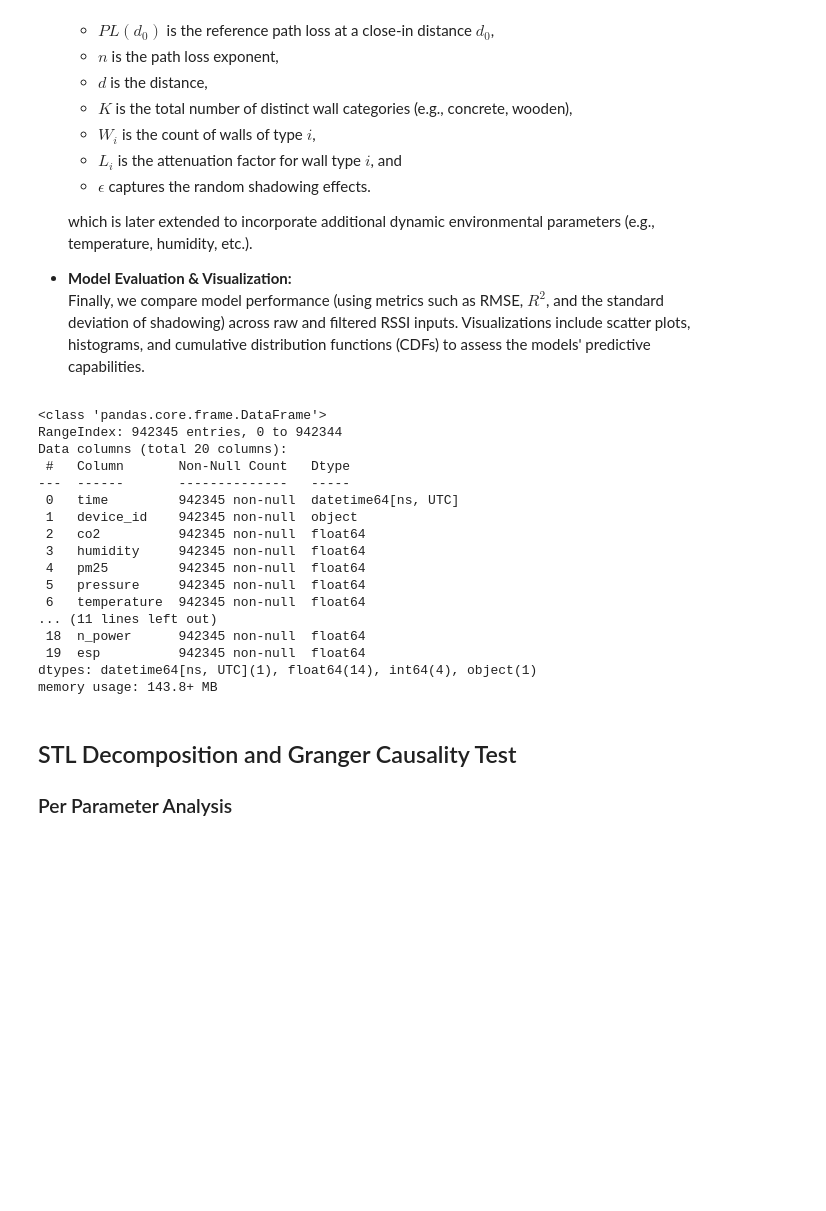
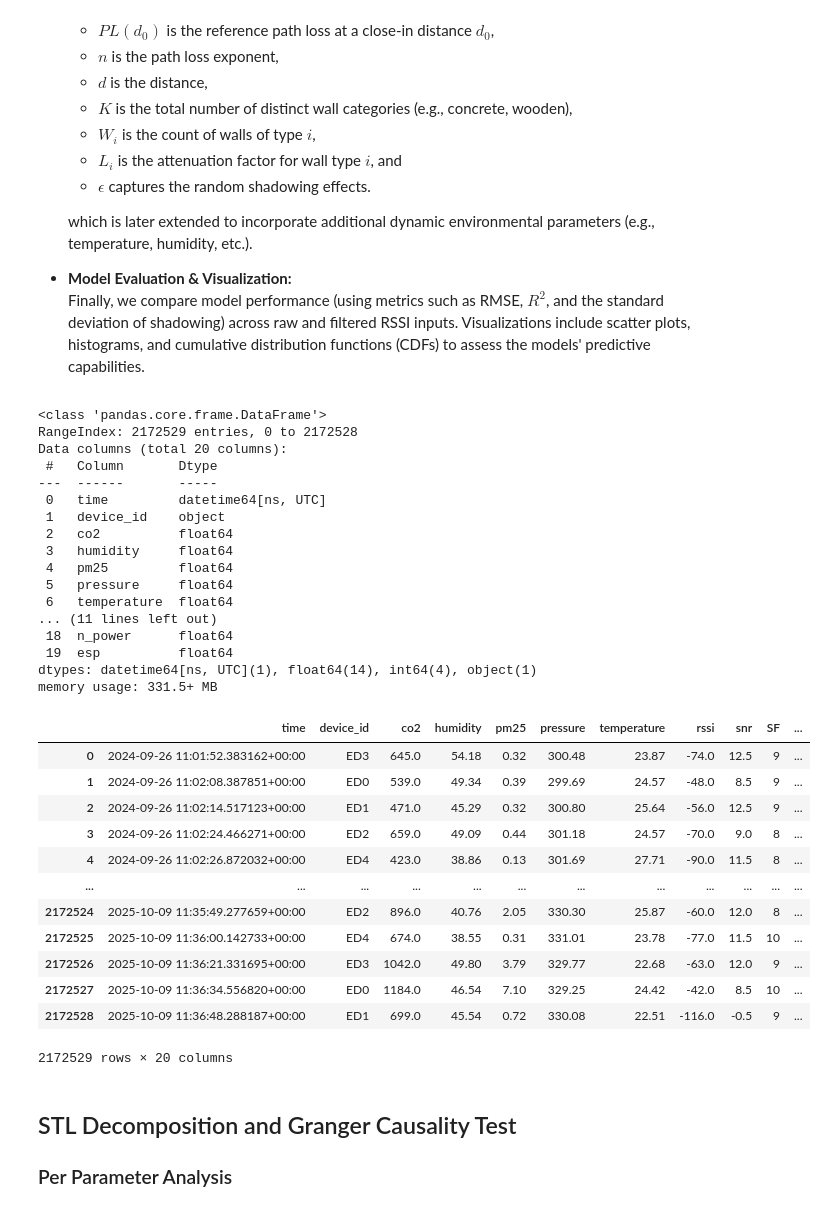
Before and after one commit to nahshonmokua/EnviKal-Loc, a Jupyter notebook: Localization Analysis.ipynb, the cells around one changed output. Saved outputs shown, nothing was run; the diff lists cells and outputs as text; code cells hidden in the pictures; blank space fills up the shorter version.

```diff
--- a/Localization Analysis.ipynb
+++ b/Localization Analysis.ipynb
@@ -78,26 +78,40 @@ from scipy.optimize import curve_fit                  # Curve fitting
 # %%
 # Load data and convert time column
 df = pd.read_csv('../all_data_files/cleaned_dataset_per_device.csv')
 df['time'] = pd.to_datetime(df['time'])
 df.info()
+df
 # %% [output]
 <class 'pandas.core.frame.DataFrame'>
-RangeIndex: 942345 entries, 0 to 942344
+RangeIndex: 2172529 entries, 0 to 2172528
 Data columns (total 20 columns):
- #   Column       Non-Null Count   Dtype
----  ------       --------------   -----
- 0   time         942345 non-null  datetime64[ns, UTC]
- 1   device_id    942345 non-null  object
- 2   co2          942345 non-null  float64
- 3   humidity     942345 non-null  float64
- 4   pm25         942345 non-null  float64
- 5   pressure     942345 non-null  float64
- 6   temperature  942345 non-null  float64
+ #   Column       Dtype
+---  ------       -----
+ 0   time         datetime64[ns, UTC]
+ 1   device_id    object
+ 2   co2          float64
+ 3   humidity     float64
+ 4   pm25         float64
+ 5   pressure     float64
+ 6   temperature  float64
 ... (11 lines left out)
- 18  n_power      942345 non-null  float64
- 19  esp          942345 non-null  float64
+ 18  n_power      float64
+ 19  esp          float64
 dtypes: datetime64[ns, UTC](1), float64(14), int64(4), object(1)
-memory usage: 143.8+ MB
+memory usage: 331.5+ MB
+|  | time | device_id | co2 | humidity | pm25 | pressure | temperature | rssi | snr | SF | ... |
+| 0 | 2024-09-26 11:01:52.383162+00:00 | ED3 | 645.0 | 54.18 | 0.32 | 300.48 | 23.87 | -74.0 | 12.5 | 9 | ... |
+| 1 | 2024-09-26 11:02:08.387851+00:00 | ED0 | 539.0 | 49.34 | 0.39 | 299.69 | 24.57 | -48.0 | 8.5 | 9 | ... |
+| 2 | 2024-09-26 11:02:14.517123+00:00 | ED1 | 471.0 | 45.29 | 0.32 | 300.80 | 25.64 | -56.0 | 12.5 | 9 | ... |
+| 3 | 2024-09-26 11:02:24.466271+00:00 | ED2 | 659.0 | 49.09 | 0.44 | 301.18 | 24.57 | -70.0 | 9.0 | 8 | ... |
+| 4 | 2024-09-26 11:02:26.872032+00:00 | ED4 | 423.0 | 38.86 | 0.13 | 301.69 | 27.71 | -90.0 | 11.5 | 8 | ... |
+| ... | ... | ... | ... | ... | ... | ... | ... | ... | ... | ... | ... |
+| 2172524 | 2025-10-09 11:35:49.277659+00:00 | ED2 | 896.0 | 40.76 | 2.05 | 330.30 | 25.87 | -60.0 | 12.0 | 8 | ... |
+| 2172525 | 2025-10-09 11:36:00.142733+00:00 | ED4 | 674.0 | 38.55 | 0.31 | 331.01 | 23.78 | -77.0 | 11.5 | 10 | ... |
+| 2172526 | 2025-10-09 11:36:21.331695+00:00 | ED3 | 1042.0 | 49.80 | 3.79 | 329.77 | 22.68 | -63.0 | 12.0 | 9 | ... |
+| 2172527 | 2025-10-09 11:36:34.556820+00:00 | ED0 | 1184.0 | 46.54 | 7.10 | 329.25 | 24.42 | -42.0 | 8.5 | 10 | ... |
+| 2172528 | 2025-10-09 11:36:48.288187+00:00 | ED1 | 699.0 | 45.54 | 0.72 | 330.08 | 22.51 | -116.0 | -0.5 | 9 | ... |
+2172529 rows × 20 columns
 # %%
 # 80-20 stratified train-test split ensuring all 6 devices are included in both sets
 train_df, test_df = train_test_split(df, test_size=0.2, stratify=df['device_id'], random_state=200)
```
Also changed, not shown: parts of 22 cells of this notebook.
